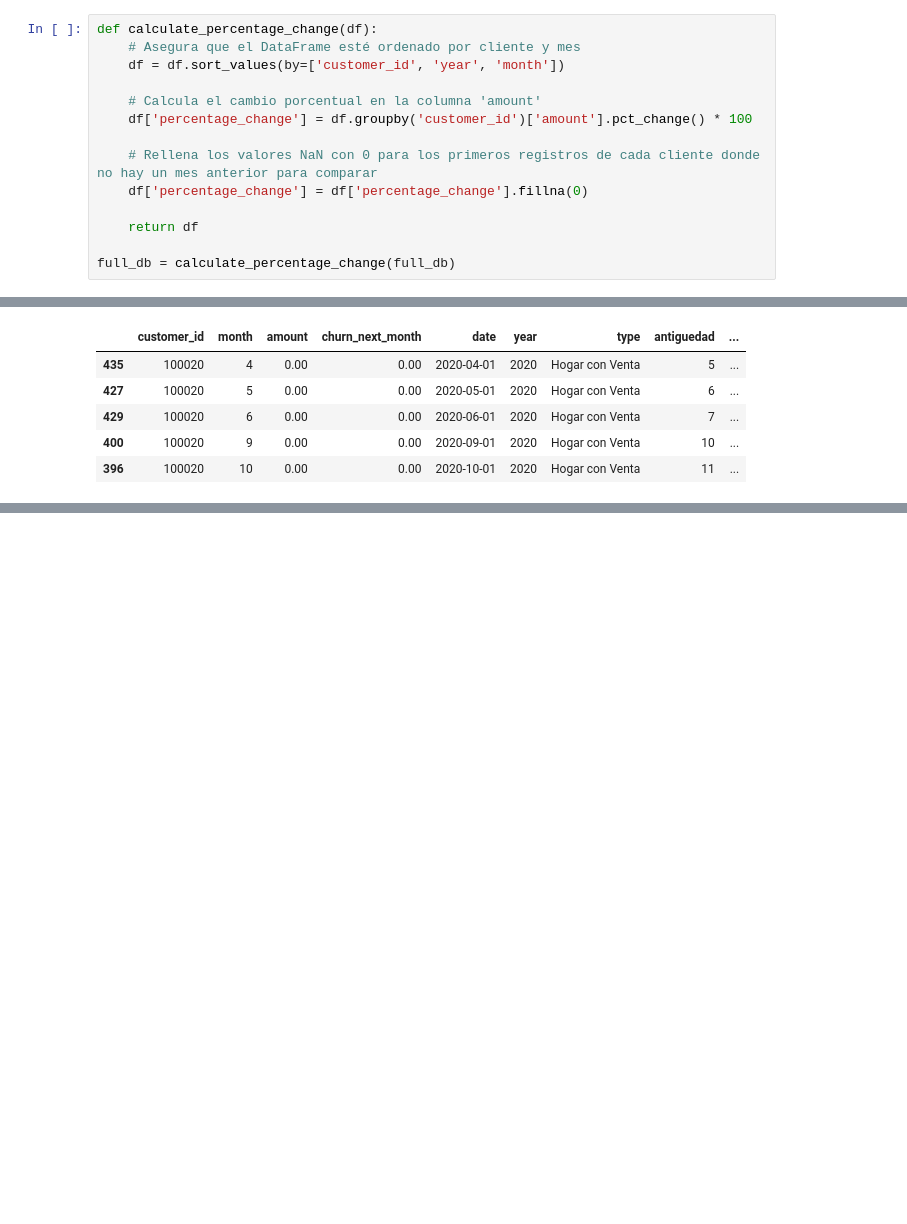
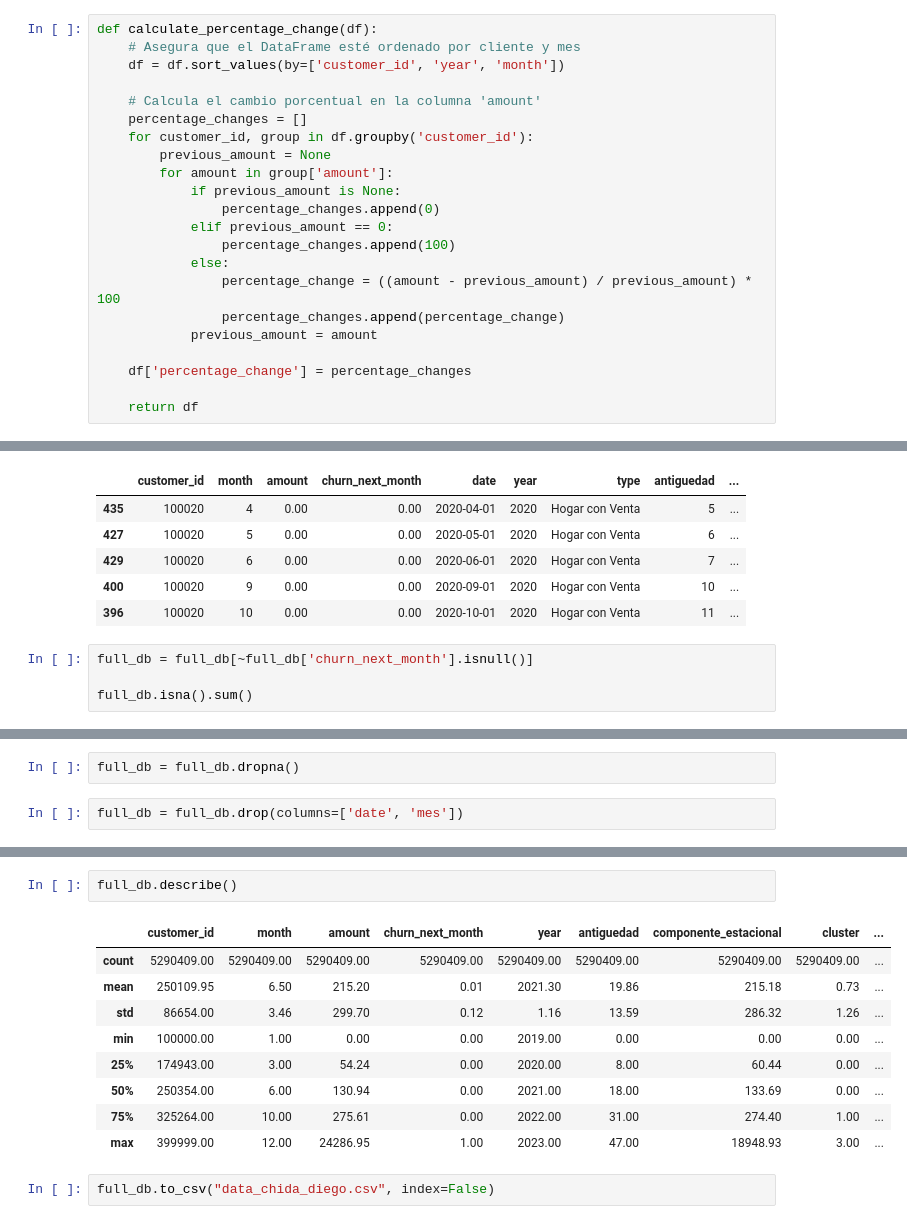
Before and after one commit to DiegoElian02/multicripto_epilogo, a Jupyter notebook: data_clean.ipynb, the cells around one changed output, grey strips where cells are left out. Cells and saved outputs as stored; diff of their text form; blank space fills up the shorter version.

Commit message:
pruebas diego

```diff
--- a/data_clean.ipynb
+++ b/data_clean.ipynb
@@ -242,11 +236,19 @@ def calculate_percentage_change(df):
     df = df.sort_values(by=['customer_id', 'year', 'month'])
 
     # Calcula el cambio porcentual en la columna 'amount'
-    df['percentage_change'] = df.groupby('customer_id')['amount'].pct_change() * 100
+    percentage_changes = []
+    for customer_id, group in df.groupby('customer_id'):
+        previous_amount = None
+        for amount in group['amount']:
+            if previous_amount is None:
+                percentage_changes.append(0)
+            elif previous_amount == 0:
+                percentage_changes.append(100)
+            else:
+                percentage_change = ((amount - previous_amount) / previous_amount) * 100
+                percentage_changes.append(percentage_change)
+            previous_amount = amount
 
-    # Rellena los valores NaN con 0 para los primeros registros de cada cliente donde no hay un mes anterior para comparar
-    df['percentage_change'] = df['percentage_change'].fillna(0)
+    df['percentage_change'] = percentage_changes
 
     return df
-
-full_db = calculate_percentage_change(full_db)
@@ -292,3 +296,7 @@ full_db[full_db["amount"] == 0].head()
 | 429 | 100020 | 6 | 0.00 | 0.00 | 2020-06-01 | 2020 | Hogar con Venta | 7 | ... |
 | 400 | 100020 | 9 | 0.00 | 0.00 | 2020-09-01 | 2020 | Hogar con Venta | 10 | ... |
 | 396 | 100020 | 10 | 0.00 | 0.00 | 2020-10-01 | 2020 | Hogar con Venta | 11 | ... |
+# %%
+full_db = full_db[~full_db['churn_next_month'].isnull()]
+
+full_db.isna().sum()
@@ -295 +321,5 @@ full_db[full_db["amount"] == 0].head()
+# %%
+full_db = full_db.dropna()
+# %%
+full_db = full_db.drop(columns=['date', 'mes'])
 # %%
@@ -296,0 +334,14 @@ full_db.to_parquet('full_db_clean.parquet')
+# %%
+full_db.describe()
+# %% [output]
+|  | customer_id | month | amount | churn_next_month | year | antiguedad | componente_estacional | cluster | ... |
+| count | 5290409.00 | 5290409.00 | 5290409.00 | 5290409.00 | 5290409.00 | 5290409.00 | 5290409.00 | 5290409.00 | ... |
+| mean | 250109.95 | 6.50 | 215.20 | 0.01 | 2021.30 | 19.86 | 215.18 | 0.73 | ... |
+| std | 86654.00 | 3.46 | 299.70 | 0.12 | 1.16 | 13.59 | 286.32 | 1.26 | ... |
+| min | 100000.00 | 1.00 | 0.00 | 0.00 | 2019.00 | 0.00 | 0.00 | 0.00 | ... |
+| 25% | 174943.00 | 3.00 | 54.24 | 0.00 | 2020.00 | 8.00 | 60.44 | 0.00 | ... |
+| 50% | 250354.00 | 6.00 | 130.94 | 0.00 | 2021.00 | 18.00 | 133.69 | 0.00 | ... |
+| 75% | 325264.00 | 10.00 | 275.61 | 0.00 | 2022.00 | 31.00 | 274.40 | 1.00 | ... |
+| max | 399999.00 | 12.00 | 24286.95 | 1.00 | 2023.00 | 47.00 | 18948.93 | 3.00 | ... |
+# %%
+full_db.to_csv("data_chida_diego.csv", index=False)
```
Also changed, not shown: parts of 7 cells of this notebook, 3 other files.
